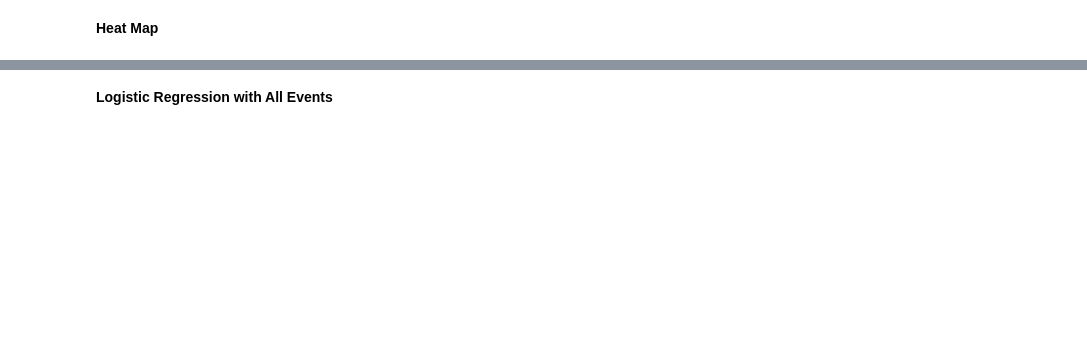
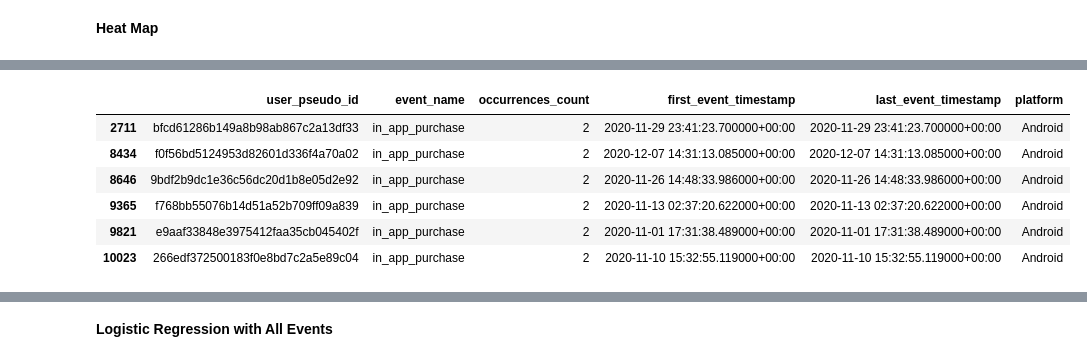
Before and after one commit to danielquer/ironhack-project-2, a Jupyter notebook: purchases_by_discount.ipynb, the cells around one changed output, grey strips where cells are left out. Drawn from its saved outputs; the diff is of its cells as text; code cells hidden in the pictures; blank space fills up the shorter version.

```diff
--- a/purchases_by_discount.ipynb
+++ b/purchases_by_discount.ipynb
@@ -320,4 +218,14 @@ df[(df.event_name=='in_app_purchase') & (df.occurrences_count > 1)]['user_pseudo
 Name: user_pseudo_id, dtype: object
+# %%
+df[(df.event_name=='in_app_purchase') & (df.occurrences_count > 1)]
+# %% [output]
+|  | user_pseudo_id | event_name | occurrences_count | first_event_timestamp | last_event_timestamp | platform |
+| 2711 | bfcd61286b149a8b98ab867c2a13df33 | in_app_purchase | 2 | 2020-11-29 23:41:23.700000+00:00 | 2020-11-29 23:41:23.700000+00:00 | Android |
+| 8434 | f0f56bd5124953d82601d336f4a70a02 | in_app_purchase | 2 | 2020-12-07 14:31:13.085000+00:00 | 2020-12-07 14:31:13.085000+00:00 | Android |
+| 8646 | 9bdf2b9dc1e36c56dc20d1b8e05d2e92 | in_app_purchase | 2 | 2020-11-26 14:48:33.986000+00:00 | 2020-11-26 14:48:33.986000+00:00 | Android |
+| 9365 | f768bb55076b14d51a52b709ff09a839 | in_app_purchase | 2 | 2020-11-13 02:37:20.622000+00:00 | 2020-11-13 02:37:20.622000+00:00 | Android |
+| 9821 | e9aaf33848e3975412faa35cb045402f | in_app_purchase | 2 | 2020-11-01 17:31:38.489000+00:00 | 2020-11-01 17:31:38.489000+00:00 | Android |
+| 10023 | 266edf372500183f0e8bd7c2a5e89c04 | in_app_purchase | 2 | 2020-11-10 15:32:55.119000+00:00 | 2020-11-10 15:32:55.119000+00:00 | Android |
 # %%
 df_log['in_app_purchase'] = np.where(df_log['in_app_purchase']>0,1,0)
 #converting in_app_purchase as binary
```
Also changed, not shown: parts of 17 cells of this notebook.
